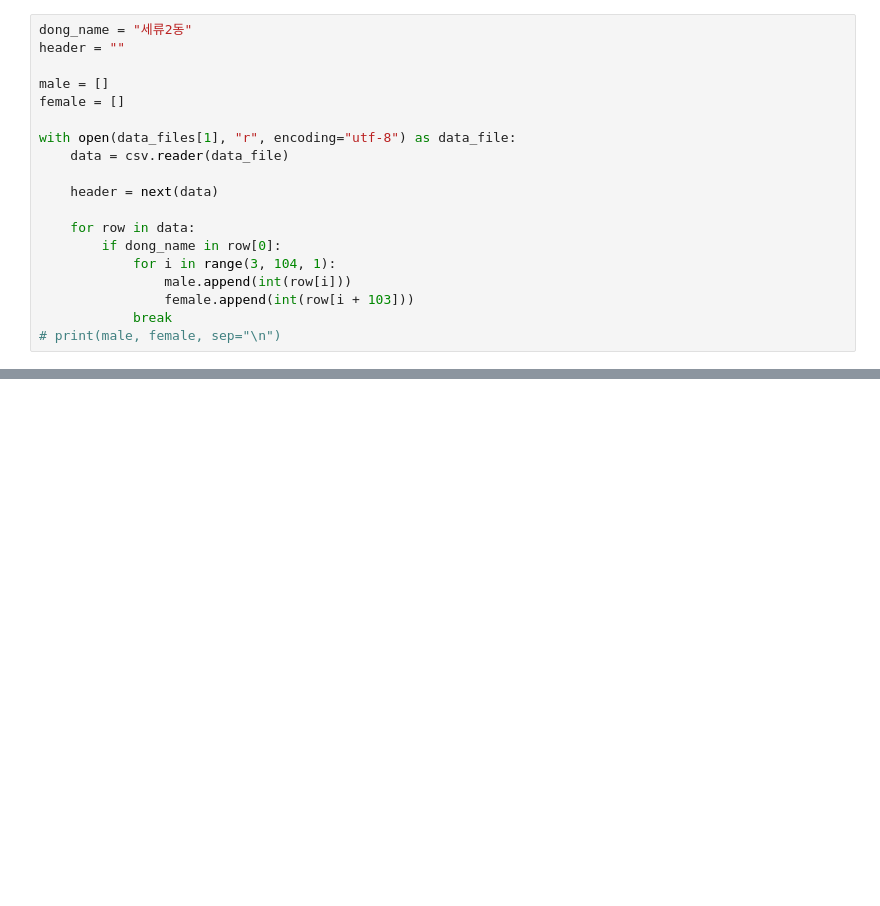
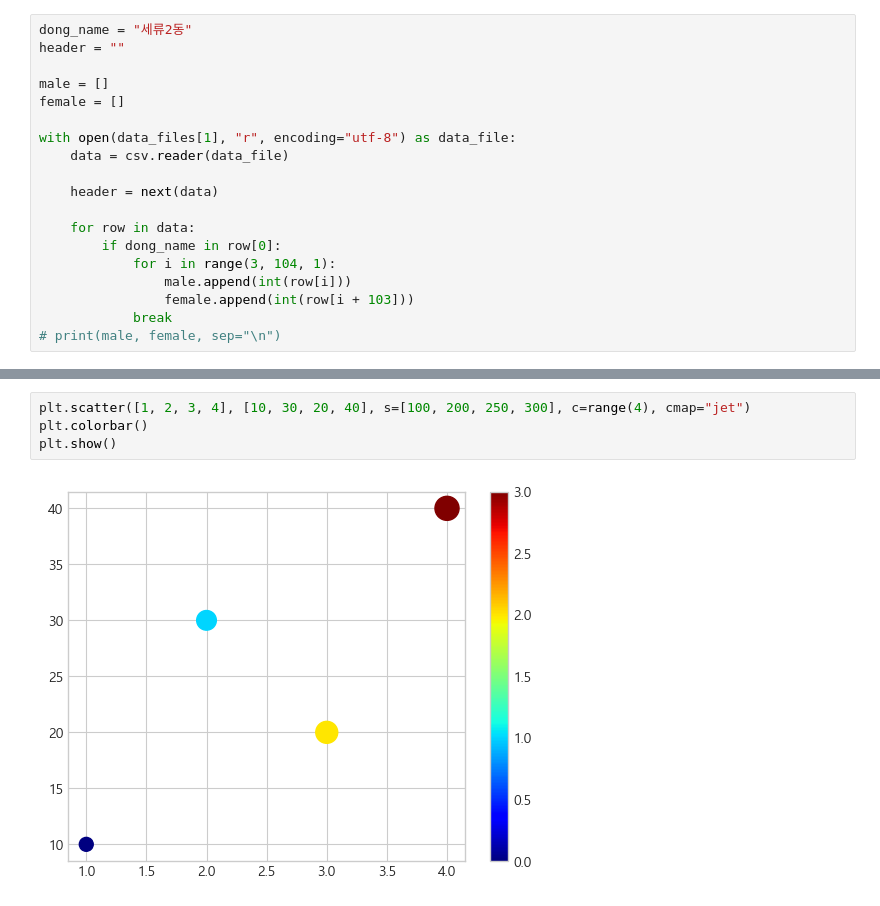
Before and after one commit to byulrim/anal-data-app, a Jupyter notebook: studies/dataanalysis/unit10_01.ipynb, the cells around one changed output, grey strips where cells are left out. Drawn from its saved outputs; the diff is of its cells as text; blank space fills up the shorter version.

```diff
--- a/studies/dataanalysis/unit10_01.ipynb
+++ b/studies/dataanalysis/unit10_01.ipynb
@@ -74,0 +122,6 @@ plt.show()
+# %%
+plt.scatter([1, 2, 3, 4], [10, 30, 20, 40], s=[100, 200, 250, 300], c=range(4), cmap="jet")
+plt.colorbar()
+plt.show()
+# %% [output]
+[figure, added]
```
Also changed, not shown: parts of 8 cells of this notebook.
